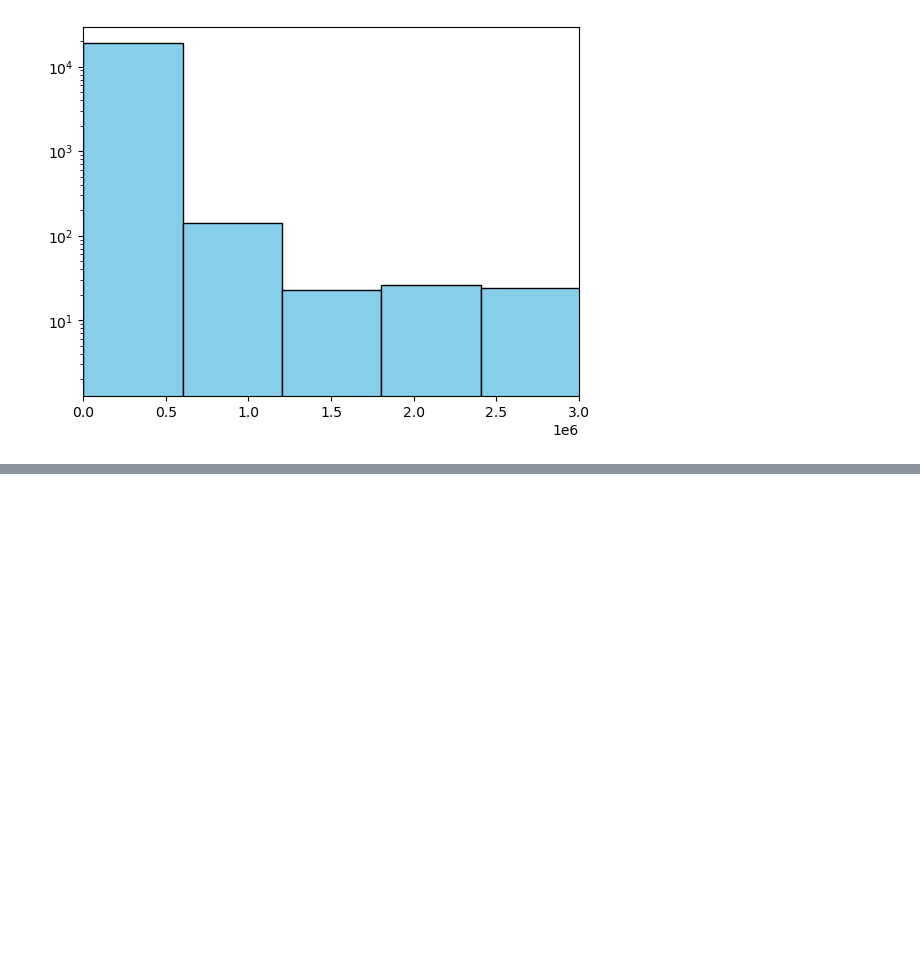
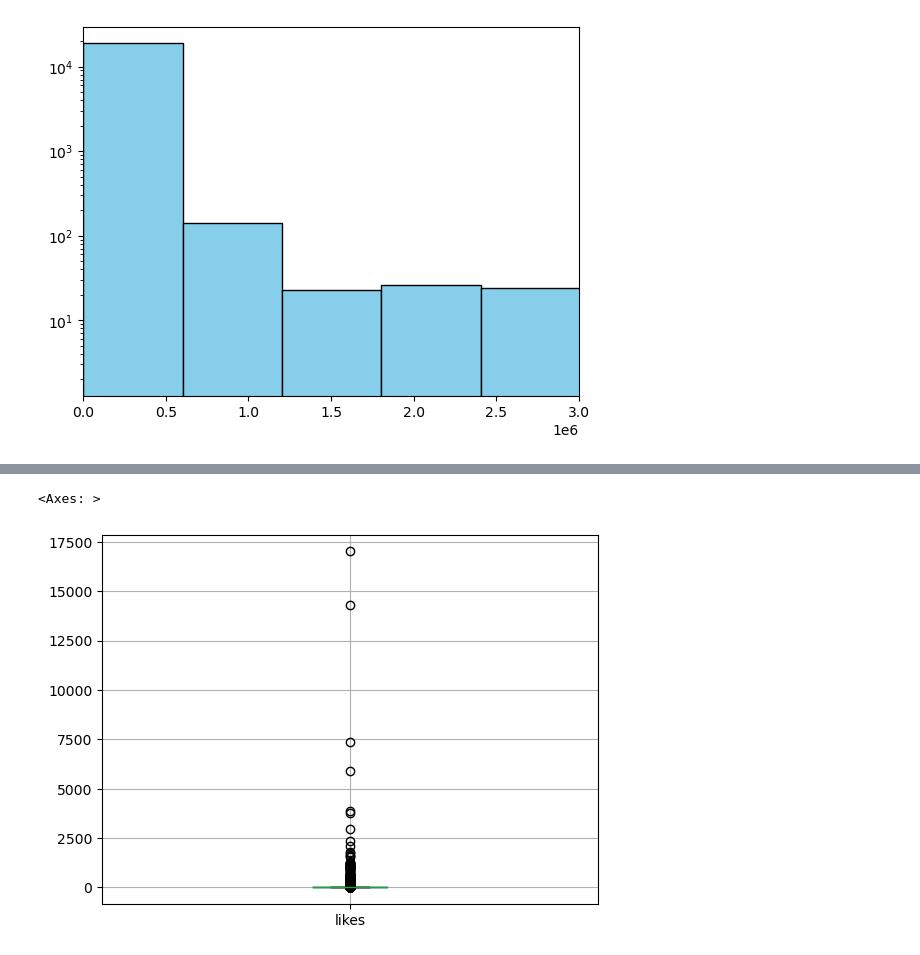
Before and after one commit to ECO225-W2024/project-one-code-Dey2710, a Jupyter notebook: ECO225 project 1.ipynb, the cells around one changed output, grey strips where cells are left out. Drawn from its saved outputs; the diff is of its cells as text; code cells hidden in the pictures; blank space fills up the shorter version.

Commit message:
Computed summary statistics with some explanations. Generated more histograms to view the data and get an idea on how to use it in the main analysis section.

```diff
--- a/ECO225 project 1.ipynb
+++ b/ECO225 project 1.ipynb
@@ -75,0 +131,5 @@ plt.xlim([0,10000])
+# %%
+df_cleaned.boxplot(column = 'likes')
+# %% [output]
+<Axes: >
+[figure, added]
```
Also changed, not shown: parts of 16 cells of this notebook.
